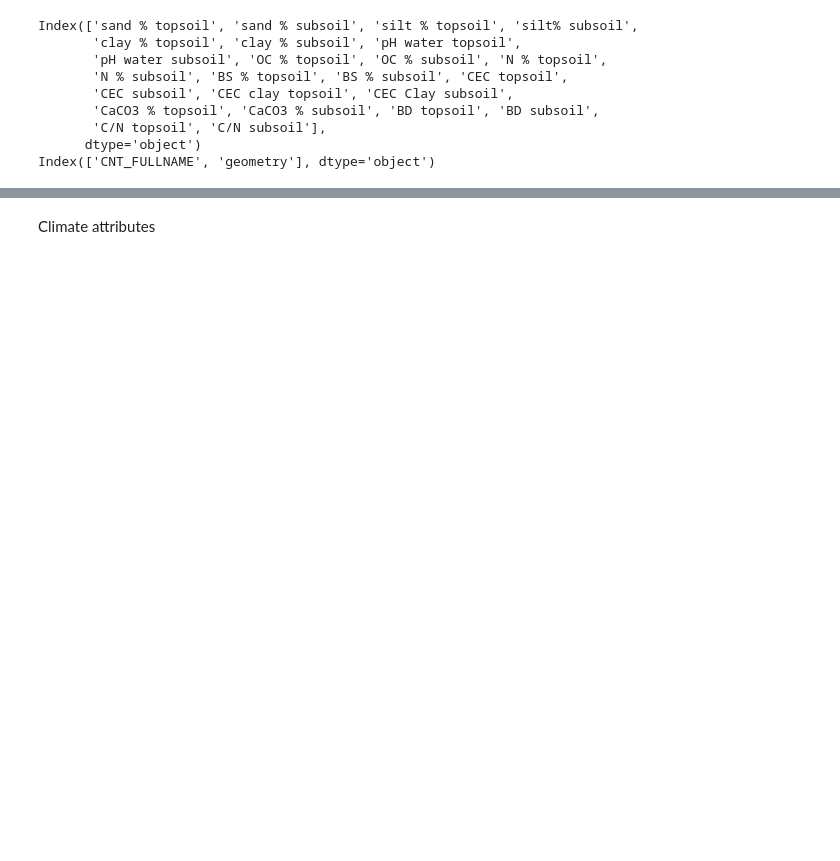
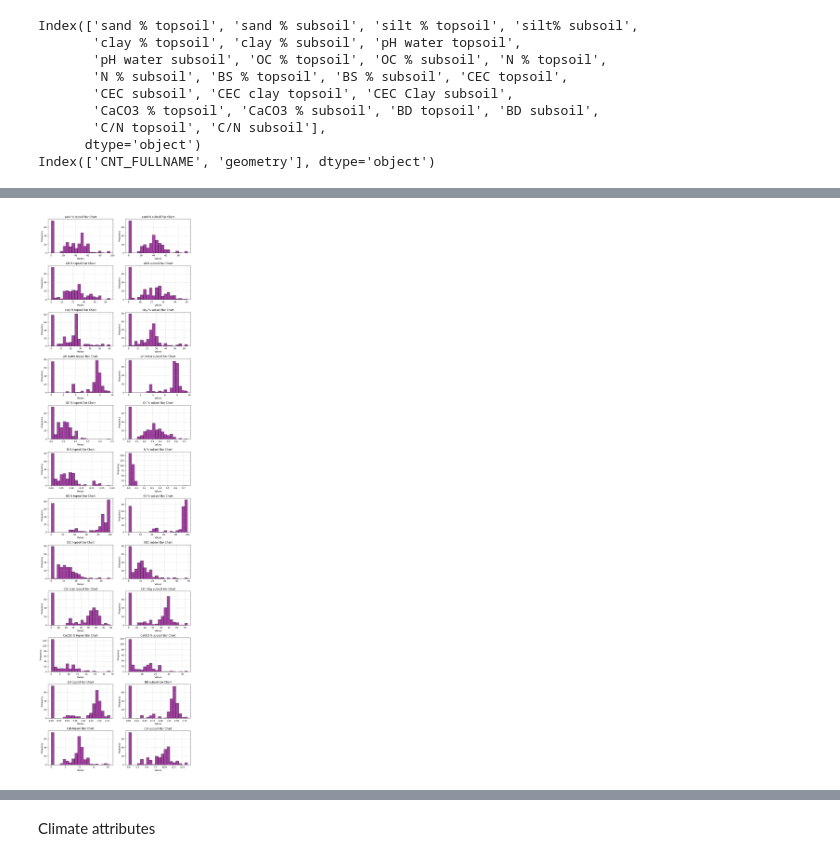
Before and after one commit to rahilGhamraci/Data-Mining-Project, a Jupyter notebook: part 1.ipynb, the cells around one changed output, grey strips where cells are left out. Cells and saved outputs as stored; diff of their text form; code cells hidden in the pictures; blank space fills up the shorter version.

```diff
--- a/part 1.ipynb
+++ b/part 1.ipynb
@@ -574,15 +587,0 @@ for attribute in attributes:
-# %%
-
-
-attributes = [
-    'sand % topsoil', 'sand % subsoil', 'silt % topsoil', 'silt% subsoil',
-    'clay % topsoil', 'clay % subsoil', 'pH water topsoil',
-    'pH water subsoil', 'OC % topsoil', 'OC % subsoil', 'N % topsoil',
-    'N % subsoil', 'BS % topsoil', 'BS % subsoil', 'CEC topsoil',
-    'CEC subsoil', 'CEC clay topsoil', 'CEC Clay subsoil',
-    'CaCO3 % topsoil', 'CaCO3 % subsoil', 'BD topsoil', 'BD subsoil',
-    'C/N topsoil', 'C/N subsoil'
-]
-
-for attribute in attributes:
-    generate_box_plot(soil_gdf[attribute], attribute, show_outliers=True)
@@ -602,0 +588,20 @@ for attribute in attributes:
+# %%
+num_cols = 2
+num_rows = (len(attributes) + 1) // num_cols
+fig, axes = plt.subplots(nrows=num_rows, ncols=num_cols, figsize=(10, 3 * num_rows))
+
+output_folder = "barcharts"
+os.makedirs(output_folder, exist_ok=True)
+
+# Generate bar charts for each attribute
+for i, attribute in enumerate(attributes):
+    row = i // num_cols
+    col = i % num_cols
+
+    # Display the bar chart in the grid
+    bar_chart(attribute, soil_gdf[attribute].values, ax=axes[row, col], bins=20, color='purple', edgecolor='k', save_folder=output_folder)
+
+plt.tight_layout()
+plt.show()
+# %% [output]
+[figure, added]
```
Also changed, not shown: parts of 21 cells of this notebook.
